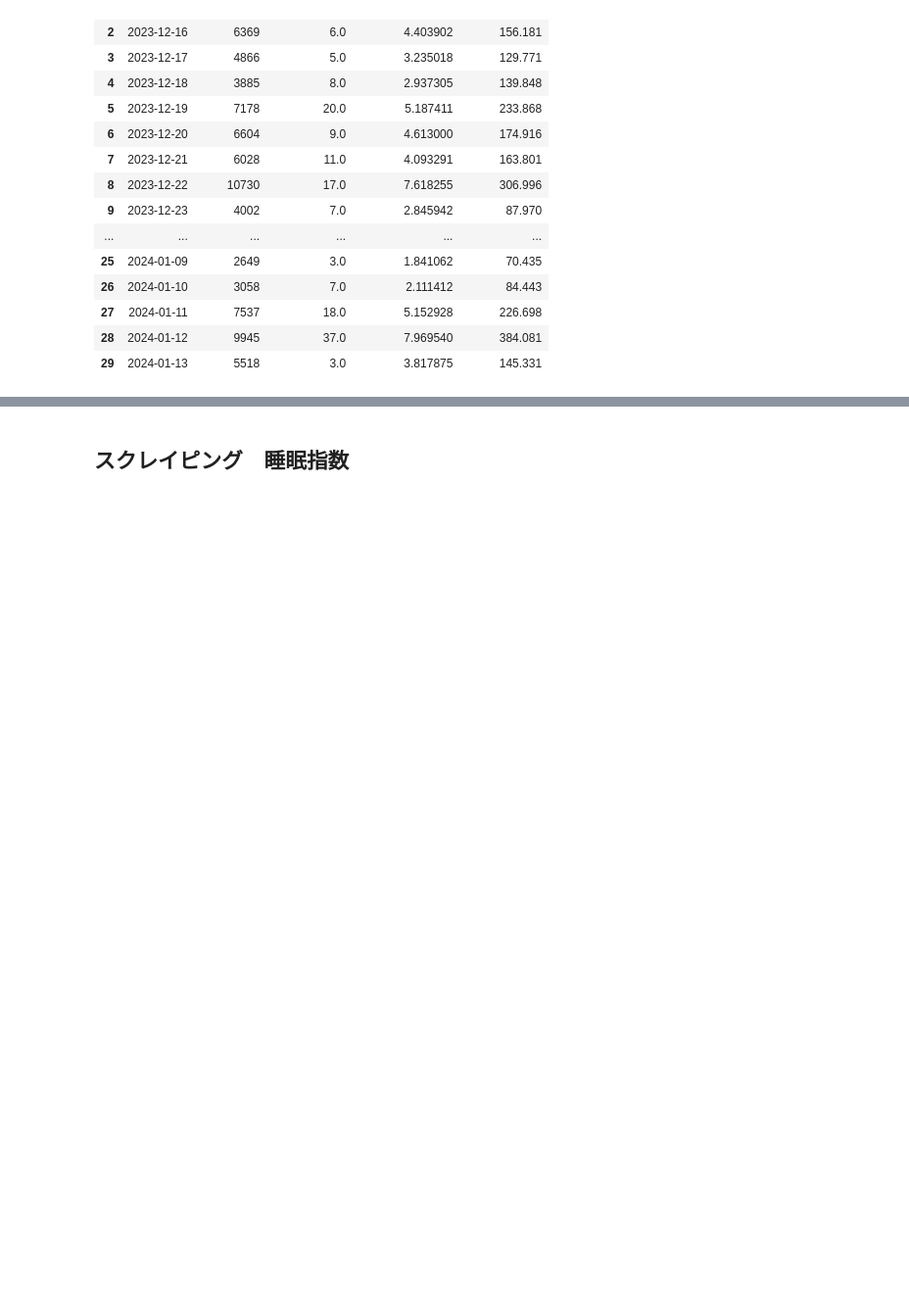
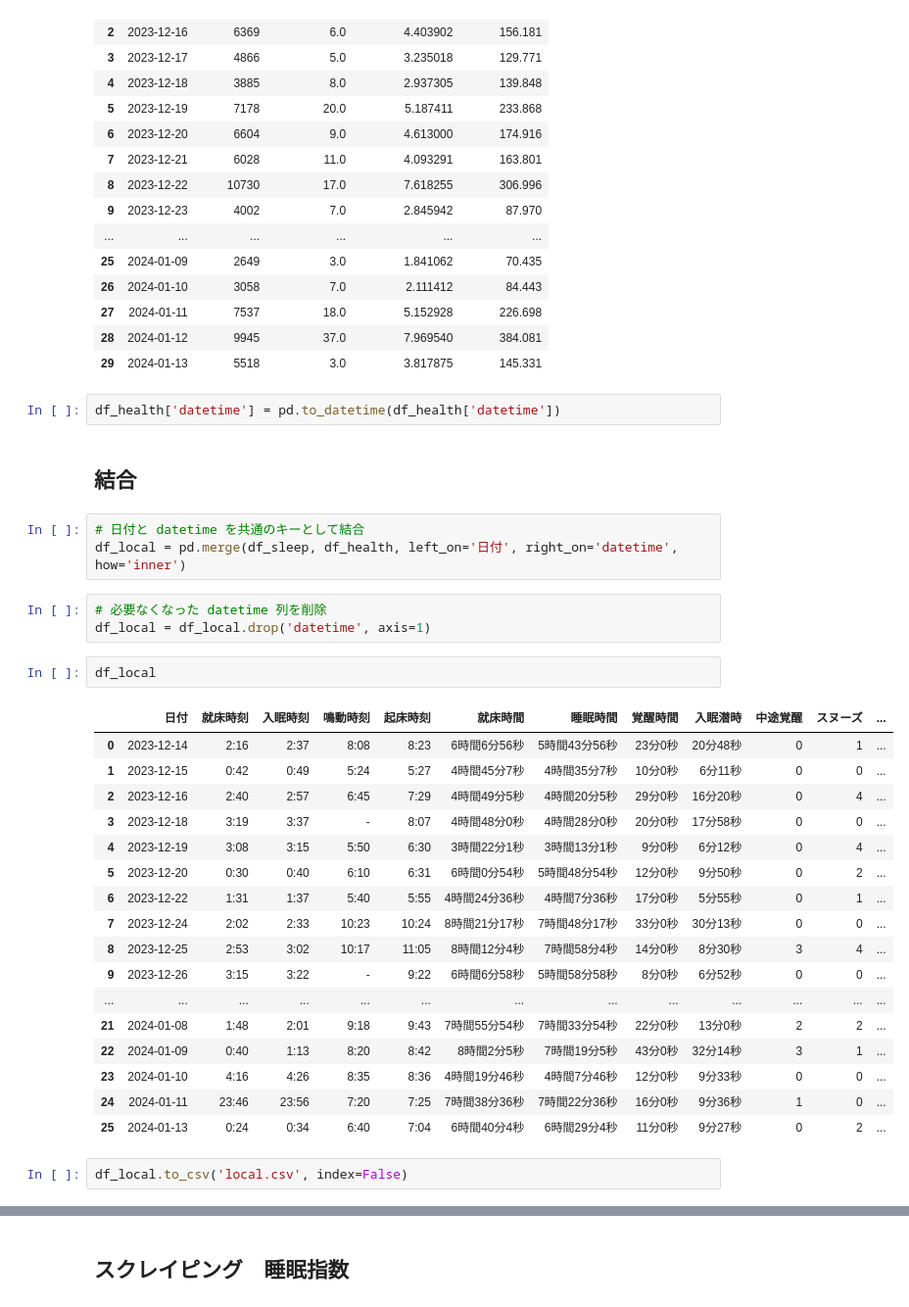
Before and after one commit to naoki-27/ds_program_health, a Jupyter notebook: analaysis.ipynb, the cells around one changed output, grey strips where cells are left out. Shown: that part at 98% size. Saved outputs shown, nothing was run; the diff lists cells and outputs as text; blank space fills up the shorter version.

Commit message:
localデータの整理

```diff
--- a/analaysis.ipynb
+++ b/analaysis.ipynb
@@ -48,3 +74,35 @@ df_health
 | 27 | 2024-01-11 | 7537 | 18.0 | 5.152928 | 226.698 |
 | 28 | 2024-01-12 | 9945 | 37.0 | 7.969540 | 384.081 |
 | 29 | 2024-01-13 | 5518 | 3.0 | 3.817875 | 145.331 |
+# %%
+df_health['datetime'] = pd.to_datetime(df_health['datetime'])
+# %% [markdown]
+## 結合
+# %%
+# 日付と datetime を共通のキーとして結合
+df_local = pd.merge(df_sleep, df_health, left_on='日付', right_on='datetime', how='inner')
+# %%
+# 必要なくなった datetime 列を削除
+df_local = df_local.drop('datetime', axis=1)
+# %%
+df_local
+# %% [output]
+|  | 日付 | 就床時刻 | 入眠時刻 | 鳴動時刻 | 起床時刻 | 就床時間 | 睡眠時間 | 覚醒時間 | 入眠潜時 | 中途覚醒 | スヌーズ | ... |
+| 0 | 2023-12-14 | 2:16 | 2:37 | 8:08 | 8:23 | 6時間6分56秒 | 5時間43分56秒 | 23分0秒 | 20分48秒 | 0 | 1 | ... |
+| 1 | 2023-12-15 | 0:42 | 0:49 | 5:24 | 5:27 | 4時間45分7秒 | 4時間35分7秒 | 10分0秒 | 6分11秒 | 0 | 0 | ... |
+| 2 | 2023-12-16 | 2:40 | 2:57 | 6:45 | 7:29 | 4時間49分5秒 | 4時間20分5秒 | 29分0秒 | 16分20秒 | 0 | 4 | ... |
+| 3 | 2023-12-18 | 3:19 | 3:37 | - | 8:07 | 4時間48分0秒 | 4時間28分0秒 | 20分0秒 | 17分58秒 | 0 | 0 | ... |
+| 4 | 2023-12-19 | 3:08 | 3:15 | 5:50 | 6:30 | 3時間22分1秒 | 3時間13分1秒 | 9分0秒 | 6分12秒 | 0 | 4 | ... |
+| 5 | 2023-12-20 | 0:30 | 0:40 | 6:10 | 6:31 | 6時間0分54秒 | 5時間48分54秒 | 12分0秒 | 9分50秒 | 0 | 2 | ... |
+| 6 | 2023-12-22 | 1:31 | 1:37 | 5:40 | 5:55 | 4時間24分36秒 | 4時間7分36秒 | 17分0秒 | 5分55秒 | 0 | 1 | ... |
+| 7 | 2023-12-24 | 2:02 | 2:33 | 10:23 | 10:24 | 8時間21分17秒 | 7時間48分17秒 | 33分0秒 | 30分13秒 | 0 | 0 | ... |
+| 8 | 2023-12-25 | 2:53 | 3:02 | 10:17 | 11:05 | 8時間12分4秒 | 7時間58分4秒 | 14分0秒 | 8分30秒 | 3 | 4 | ... |
+| 9 | 2023-12-26 | 3:15 | 3:22 | - | 9:22 | 6時間6分58秒 | 5時間58分58秒 | 8分0秒 | 6分52秒 | 0 | 0 | ... |
+| ... | ... | ... | ... | ... | ... | ... | ... | ... | ... | ... | ... | ... |
+| 21 | 2024-01-08 | 1:48 | 2:01 | 9:18 | 9:43 | 7時間55分54秒 | 7時間33分54秒 | 22分0秒 | 13分0秒 | 2 | 2 | ... |
+| 22 | 2024-01-09 | 0:40 | 1:13 | 8:20 | 8:42 | 8時間2分5秒 | 7時間19分5秒 | 43分0秒 | 32分14秒 | 3 | 1 | ... |
+| 23 | 2024-01-10 | 4:16 | 4:26 | 8:35 | 8:36 | 4時間19分46秒 | 4時間7分46秒 | 12分0秒 | 9分33秒 | 0 | 0 | ... |
+| 24 | 2024-01-11 | 23:46 | 23:56 | 7:20 | 7:25 | 7時間38分36秒 | 7時間22分36秒 | 16分0秒 | 9分36秒 | 1 | 0 | ... |
+| 25 | 2024-01-13 | 0:24 | 0:34 | 6:40 | 7:04 | 6時間40分4秒 | 6時間29分4秒 | 11分0秒 | 9分27秒 | 0 | 2 | ... |
+# %%
+df_local.to_csv('local.csv', index=False)
```
Also changed, not shown: parts of 6 cells of this notebook.
